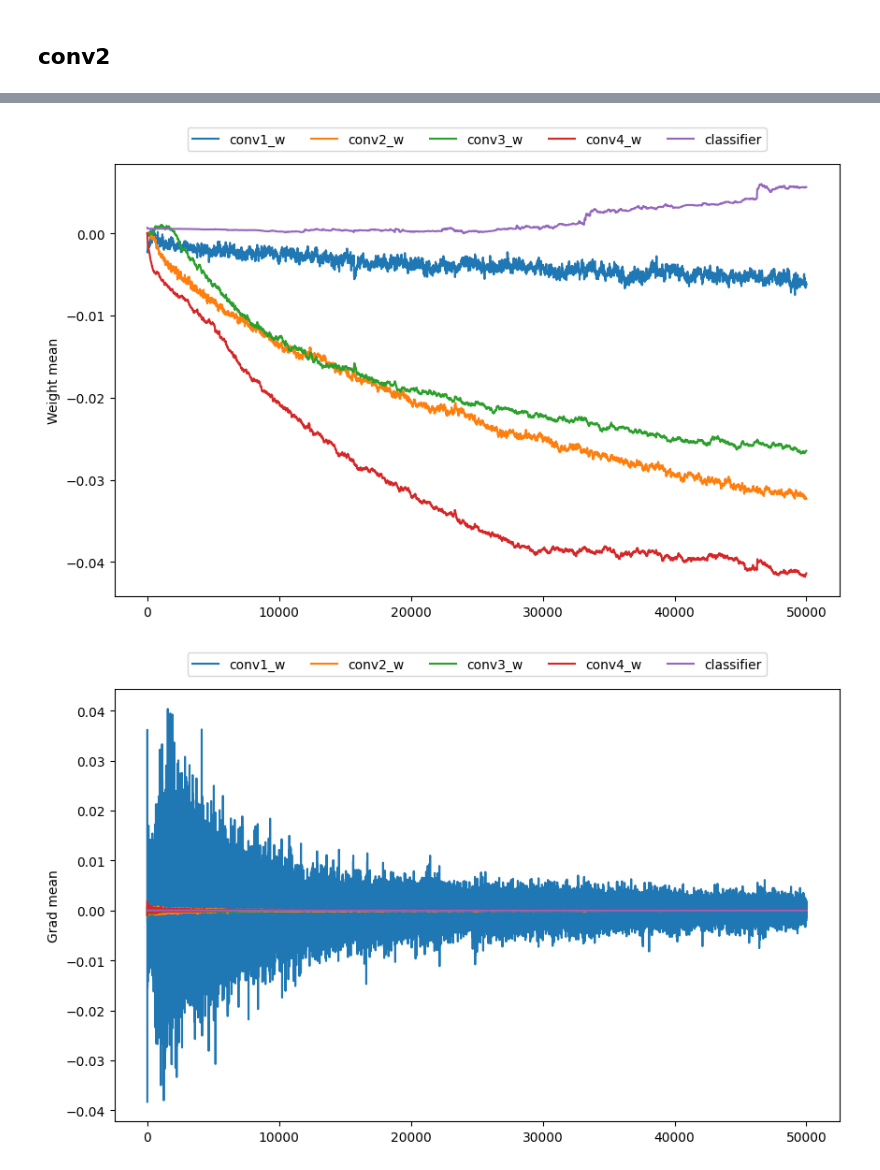
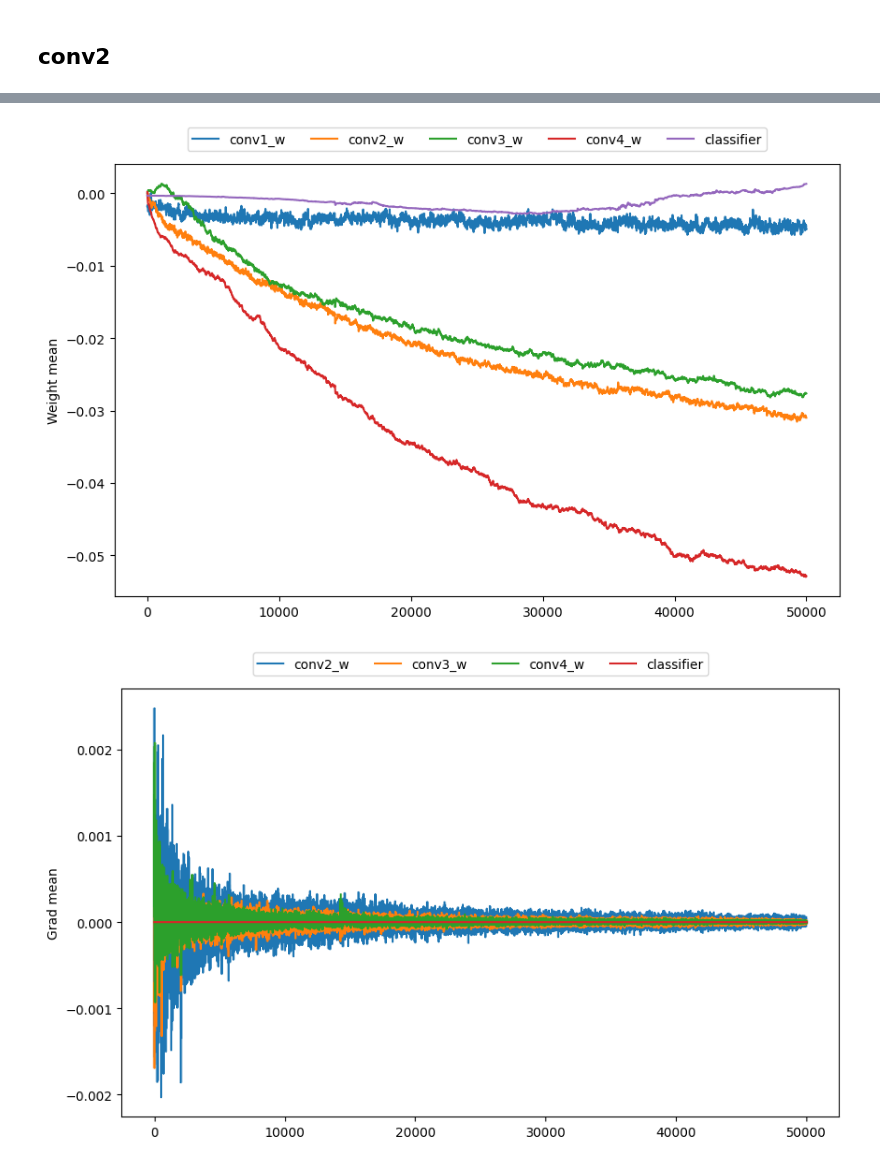
Before and after one commit to taehyeonhan-hatae/MAML, a Jupyter notebook: Test_jupyternotebook/Arbiter_by_step_norm_analysis.ipynb, the cells around one changed output, grey strips where cells are left out. Cells and saved outputs as stored; diff of their text form; code cells hidden in the pictures.

```diff
--- a/Test_jupyternotebook/Arbiter_by_step_norm_analysis.ipynb
+++ b/Test_jupyternotebook/Arbiter_by_step_norm_analysis.ipynb
@@ -3,7 +3,7 @@ import pandas as pd
 import matplotlib.pyplot as plt
 # %%
 # norm_info = pd.read_csv('../MAML+Arbiter_5way_5shot/MAML+Arbiter_5way_5shot_inner_loop.csv')
-norm_info = pd.read_csv('../MAML+Arbiter_5way_5shot_filter64_7105/MAML+Arbiter_5way_5shot_filter64_inner_loop.csv')
+norm_info = pd.read_csv('../MAML+Arbiter_5way_5shot/MAML+Arbiter_5way_5shot_filter48_inner_loop.csv')
 # %%
 norm_info_train= norm_info[norm_info['phase']=='train']
 norm_info_val= norm_info[norm_info['phase']=='val']
@@ -225,26 +225,30 @@ plt.ylabel('Weight mean')
 
 plt.show()  # 그래프 보여주기
 # %% [output]
-[figure, old version]
+[figure, new version]
 # %%
  # 그래프를 그릴 컬럼들의 리스트
-columns_to_plot = [ 'layer_dict.conv0.conv.weight_grad_mean',
+columns_to_plot = [ #'layer_dict.conv0.conv.weight_grad_mean',
                     'layer_dict.conv1.conv.weight_grad_mean',
                     'layer_dict.conv2.conv.weight_grad_mean',
                     'layer_dict.conv3.conv.weight_grad_mean',
                     'layer_dict.linear.weights_grad_mean']
-columns_to_plot_label = ['conv1_w', 'conv2_w', 'conv3_w', 'conv4_w', 'classifier']
+columns_to_plot_label = [#'conv1_w',
+                         'conv2_w',
+                         'conv3_w',
+                         'conv4_w',
+                         'classifier']
 
 # 특정 열(Column)의 값을 그래프로 그리기
 plt.figure(figsize=(10, 6))  # 그래프의 크기 설정
 
 plt.plot(gr[columns_to_plot].values, label=columns_to_plot_label)
 plt.legend(loc='upper center', bbox_to_anchor=(0.5, 1.1), shadow=False, ncol=len(columns_to_plot))  # 범례 추가
 plt.ylabel('Grad mean')
 
 # plt.yscale('log')  # Y 축을 로그 스케일로 변경
 # plt.ylim(10 ** -5, 10 **2)
 
 plt.show()  # 그래프 보여주기
 # %% [output]
-[figure, old version]
+[figure, new version]
```
Also changed, not shown: parts of 15 cells of this notebook, 1 other file.
